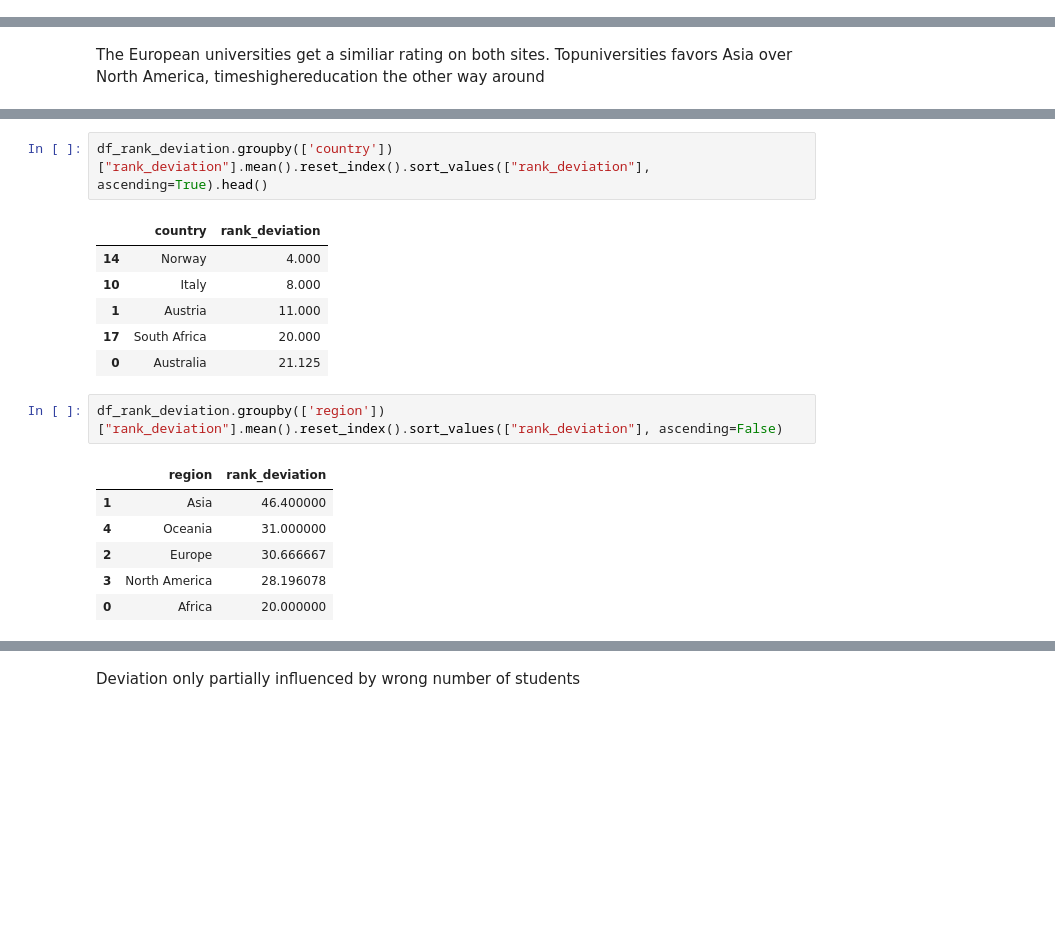
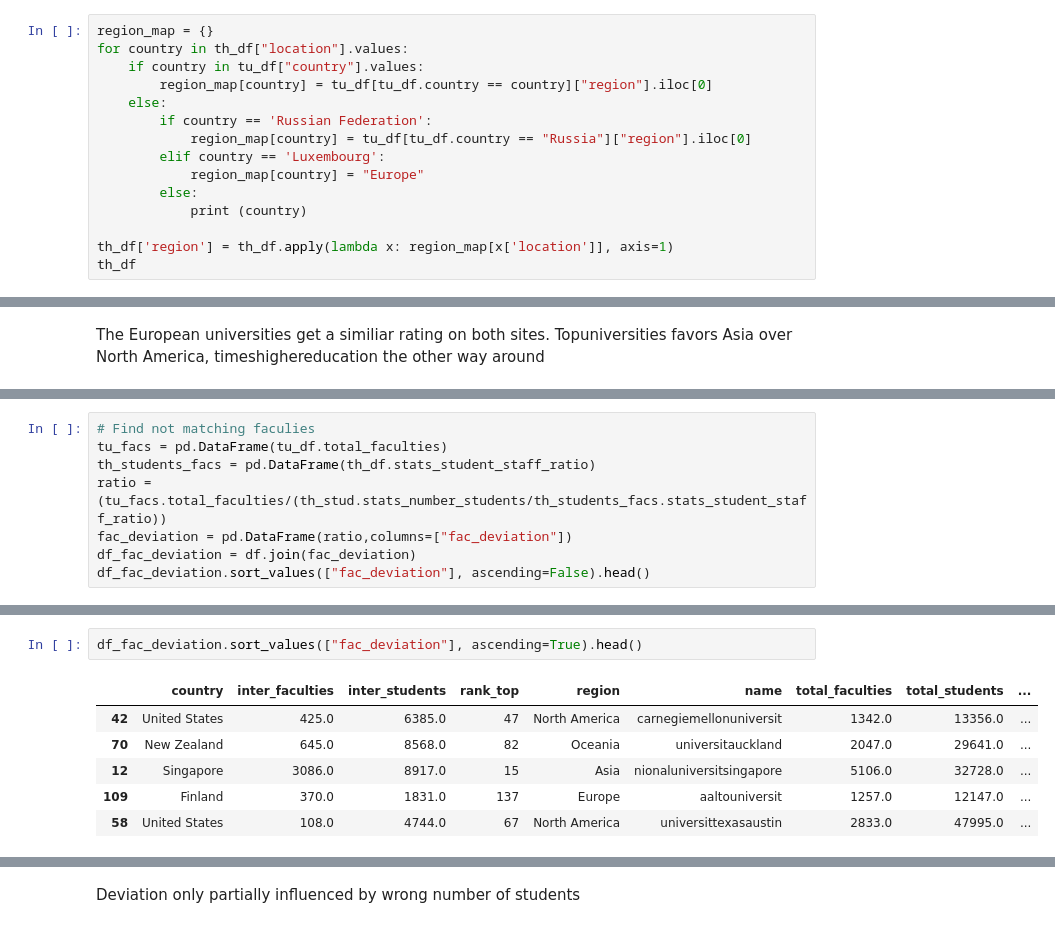
Before and after one commit to maxpr/ADA, a Jupyter notebook: 02 - Data from the Web/Homework2.ipynb, the cells around one changed output, grey strips where cells are left out. Cells and saved outputs as stored; diff of their text form; blank space fills up the shorter version.

```diff
--- a/02 - Data from the Web/Homework2.ipynb
+++ b/02 - Data from the Web/Homework2.ipynb
@@ -574,3 +574,18 @@ th_df.sort_values(["location","stats_pc_intl_students"],ascending=False)
 plotBarChartGroup(th_df, "location", "stats_pc_intl_students", 'Top universities in international students', 'Ratio international students [%]')
 # %% [output]
 [figure]
+# %%
+region_map = {}
+for country in th_df["location"].values:
+    if country in tu_df["country"].values:
+        region_map[country] = tu_df[tu_df.country == country]["region"].iloc[0]
+    else:
+        if country == 'Russian Federation':
+            region_map[country] = tu_df[tu_df.country == "Russia"]["region"].iloc[0]
+        elif country == 'Luxembourg':
+            region_map[country] = "Europe"
+        else:
+            print (country)
+
+th_df['region'] = th_df.apply(lambda x: region_map[x['location']], axis=1)
+th_df
@@ -901,0 +910,8 @@ df_rank_deviation.groupby(['country'])["rank_deviation"].mean().reset_index().so
+# %%
+# Find not matching faculies
+tu_facs = pd.DataFrame(tu_df.total_faculties)
+th_students_facs = pd.DataFrame(th_df.stats_student_staff_ratio)
+ratio = (tu_facs.total_faculties/(th_stud.stats_number_students/th_students_facs.stats_student_staff_ratio))
+fac_deviation = pd.DataFrame(ratio,columns=["fac_deviation"])
+df_fac_deviation = df.join(fac_deviation)
+df_fac_deviation.sort_values(["fac_deviation"], ascending=False).head()
@@ -902,18 +925,9 @@ df_rank_deviation.groupby(['country'])["rank_deviation"].mean().reset_index().so
 # %%
-df_rank_deviation.groupby(['country'])["rank_deviation"].mean().reset_index().sort_values(["rank_deviation"], ascending=True).head()
+df_fac_deviation.sort_values(["fac_deviation"], ascending=True).head()
 # %% [output]
-|  | country | rank_deviation |
-| 14 | Norway | 4.000 |
-| 10 | Italy | 8.000 |
-| 1 | Austria | 11.000 |
-| 17 | South Africa | 20.000 |
-| 0 | Australia | 21.125 |
+|  | country | inter_faculties | inter_students | rank_top | region | name | total_faculties | total_students | ... |
+| 42 | United States | 425.0 | 6385.0 | 47 | North America | carnegiemellonuniversit | 1342.0 | 13356.0 | ... |
+| 70 | New Zealand | 645.0 | 8568.0 | 82 | Oceania | universitauckland | 2047.0 | 29641.0 | ... |
+| 12 | Singapore | 3086.0 | 8917.0 | 15 | Asia | nionaluniversitsingapore | 5106.0 | 32728.0 | ... |
+| 109 | Finland | 370.0 | 1831.0 | 137 | Europe | aaltouniversit | 1257.0 | 12147.0 | ... |
+| 58 | United States | 108.0 | 4744.0 | 67 | North America | universittexasaustin | 2833.0 | 47995.0 | ... |
-# %%
-df_rank_deviation.groupby(['region'])["rank_deviation"].mean().reset_index().sort_values(["rank_deviation"], ascending=False)
-# %% [output]
-|  | region | rank_deviation |
-| 1 | Asia | 46.400000 |
-| 4 | Oceania | 31.000000 |
-| 2 | Europe | 30.666667 |
-| 3 | North America | 28.196078 |
-| 0 | Africa | 20.000000 |
```
Also changed, not shown: parts of 27 cells of this notebook.
